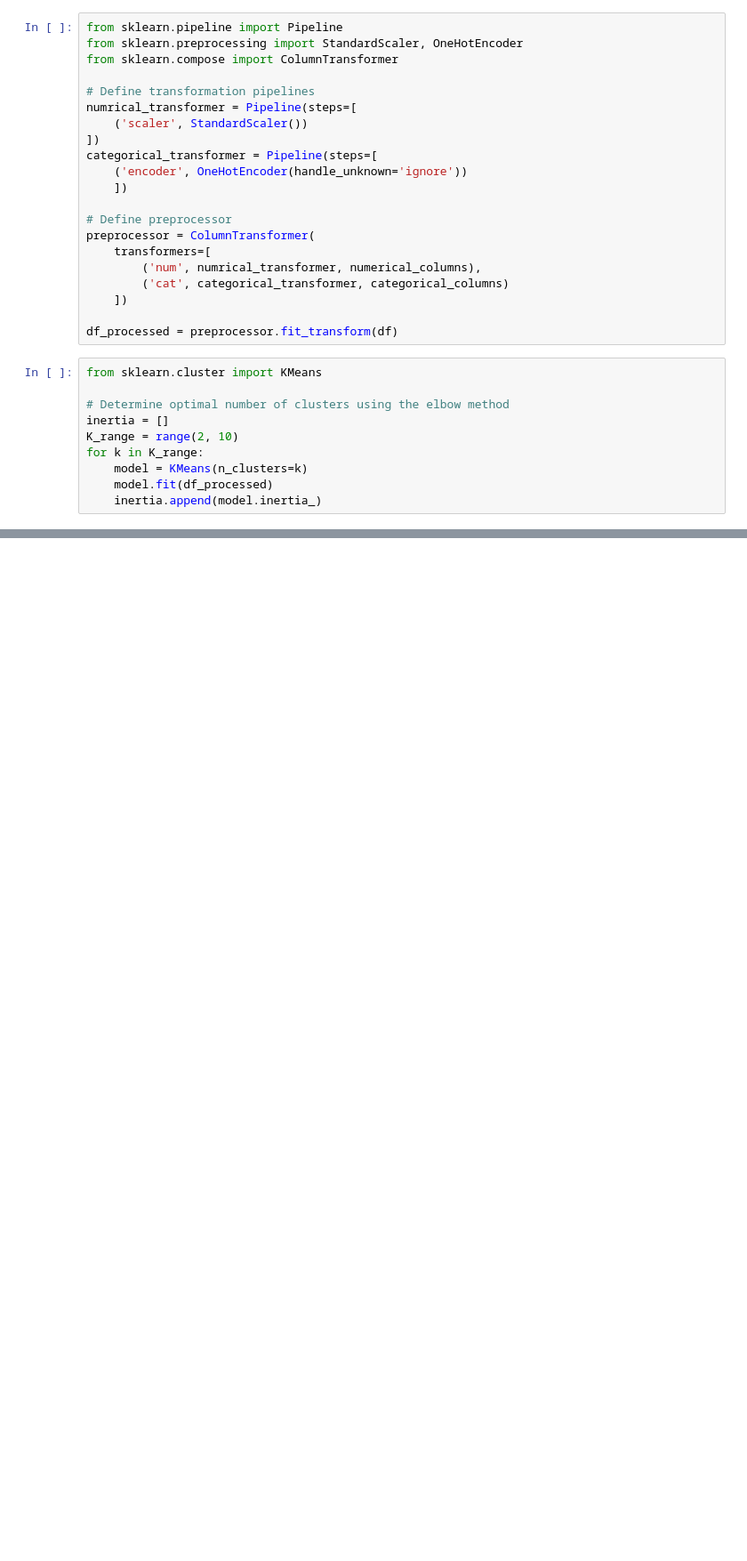
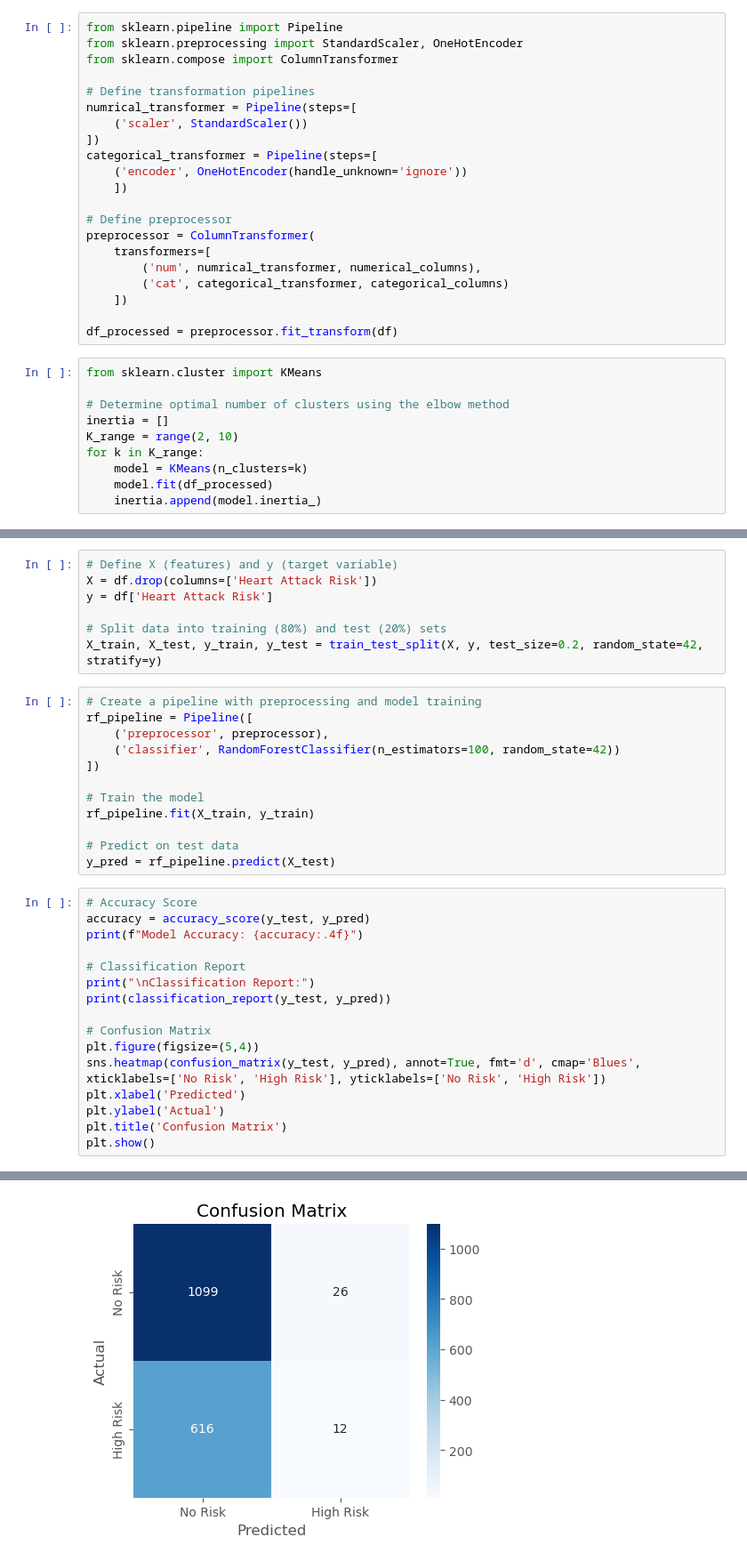
Before and after one commit to guppynib/group3-project2-03062025, a Jupyter notebook: K_means_clustering/KMeans.ipynb, the cells around one changed output, grey strips where cells are left out. Shown at 89% size. Cells and saved outputs as stored; diff of their text form; blank space fills up the shorter version.

```diff
--- a/K_means_clustering/KMeans.ipynb
+++ b/K_means_clustering/KMeans.ipynb
@@ -178,0 +270,36 @@ Intercept: 0.35036915712983113
+# %%
+# Define X (features) and y (target variable)
+X = df.drop(columns=['Heart Attack Risk'])
+y = df['Heart Attack Risk']
+
+# Split data into training (80%) and test (20%) sets
+X_train, X_test, y_train, y_test = train_test_split(X, y, test_size=0.2, random_state=42, stratify=y)
+# %%
+# Create a pipeline with preprocessing and model training
+rf_pipeline = Pipeline([
+    ('preprocessor', preprocessor),
+    ('classifier', RandomForestClassifier(n_estimators=100, random_state=42))
+])
+
+# Train the model
+rf_pipeline.fit(X_train, y_train)
+
+# Predict on test data
+y_pred = rf_pipeline.predict(X_test)
+# %%
+# Accuracy Score
+accuracy = accuracy_score(y_test, y_pred)
+print(f"Model Accuracy: {accuracy:.4f}")
+
+# Classification Report
+print("\nClassification Report:")
+print(classification_report(y_test, y_pred))
+
+# Confusion Matrix
+plt.figure(figsize=(5,4))
+sns.heatmap(confusion_matrix(y_test, y_pred), annot=True, fmt='d', cmap='Blues', xticklabels=['No Risk', 'High Risk'], yticklabels=['No Risk', 'High Risk'])
+plt.xlabel('Predicted')
+plt.ylabel('Actual')
+plt.title('Confusion Matrix')
+plt.show()
+# %% [output]
@@ -178,0 +317 @@ Intercept: 0.35036915712983113
+[figure, added]
```
Also changed, not shown: parts of 16 cells of this notebook.
